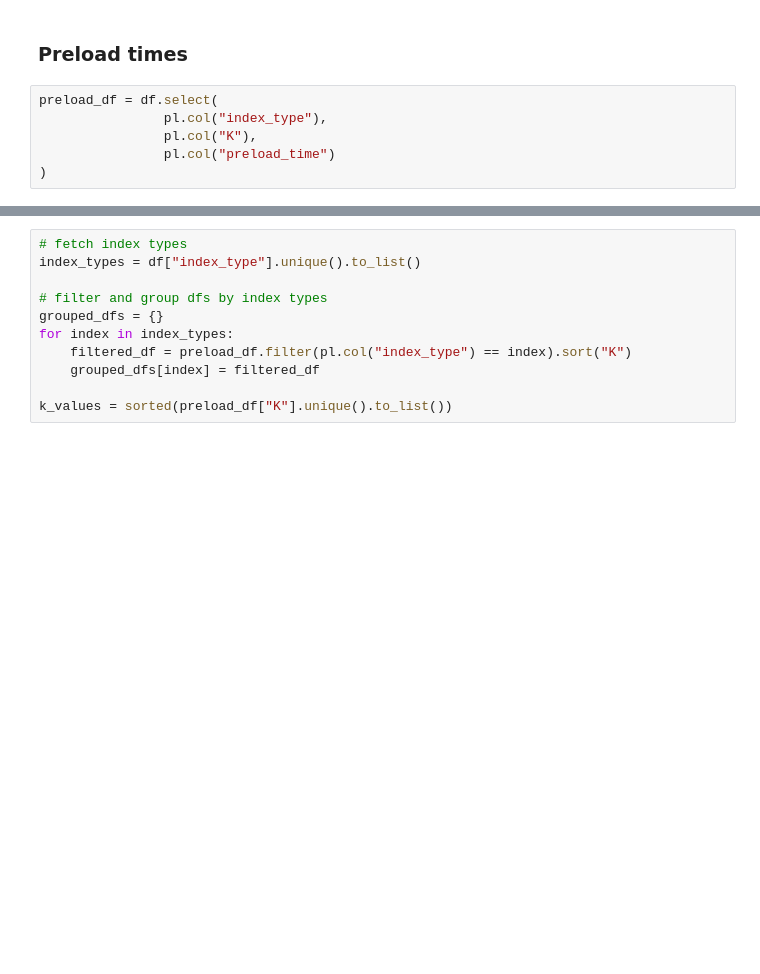
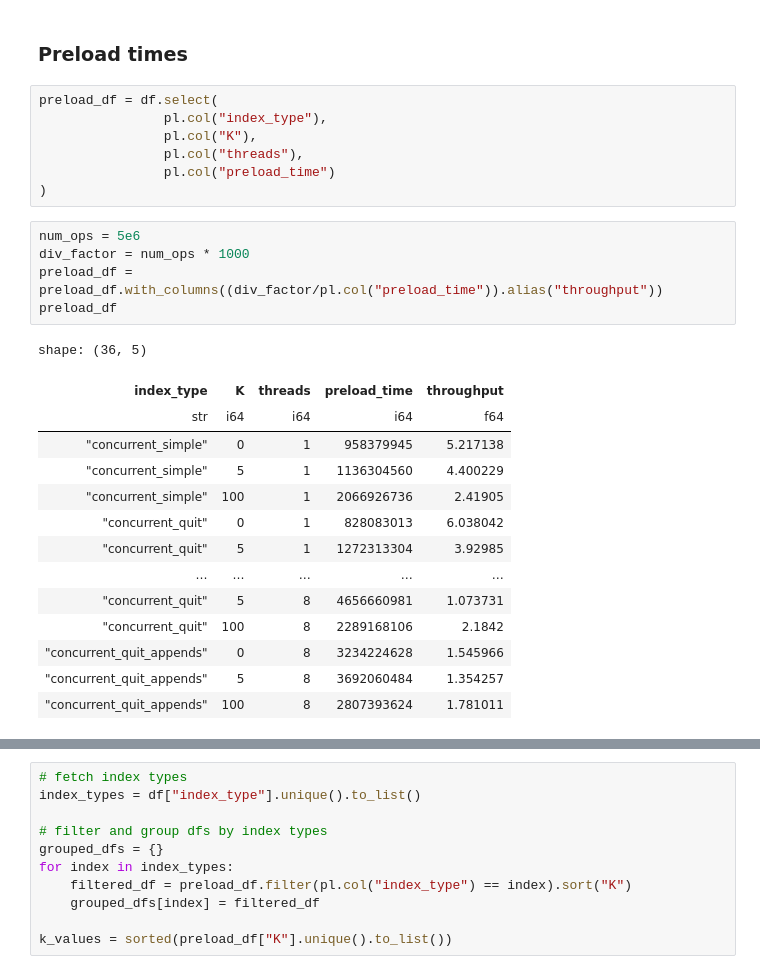
Before and after one commit to BU-DiSC/concurrent-quit, a Jupyter notebook: results/analysis/analysis.ipynb, the cells around one changed output, grey strips where cells are left out. Drawn from its saved outputs; the diff is of its cells as text; blank space fills up the shorter version.

```diff
--- a/results/analysis/analysis.ipynb
+++ b/results/analysis/analysis.ipynb
@@ -56,5 +59,26 @@ shape: (8, 25)
 preload_df = df.select(
                 pl.col("index_type"),
                 pl.col("K"),
+                pl.col("threads"),
                 pl.col("preload_time")
 )
+# %%
+num_ops = 5e6
+div_factor = num_ops * 1000
+preload_df = preload_df.with_columns((div_factor/pl.col("preload_time")).alias("throughput"))
+preload_df
+# %% [output]
+shape: (36, 5)
+| index_type | K | threads | preload_time | throughput |
+| str | i64 | i64 | i64 | f64 |
+| "concurrent_simple" | 0 | 1 | 958379945 | 5.217138 |
+| "concurrent_simple" | 5 | 1 | 1136304560 | 4.400229 |
+| "concurrent_simple" | 100 | 1 | 2066926736 | 2.41905 |
+| "concurrent_quit" | 0 | 1 | 828083013 | 6.038042 |
+| "concurrent_quit" | 5 | 1 | 1272313304 | 3.92985 |
+| … | … | … | … | … |
+| "concurrent_quit" | 5 | 8 | 4656660981 | 1.073731 |
+| "concurrent_quit" | 100 | 8 | 2289168106 | 2.1842 |
+| "concurrent_quit_appends" | 0 | 8 | 3234224628 | 1.545966 |
+| "concurrent_quit_appends" | 5 | 8 | 3692060484 | 1.354257 |
+| "concurrent_quit_appends" | 100 | 8 | 2807393624 | 1.781011 |
```
Also changed, not shown: parts of 5 cells of this notebook, 3 other files.
